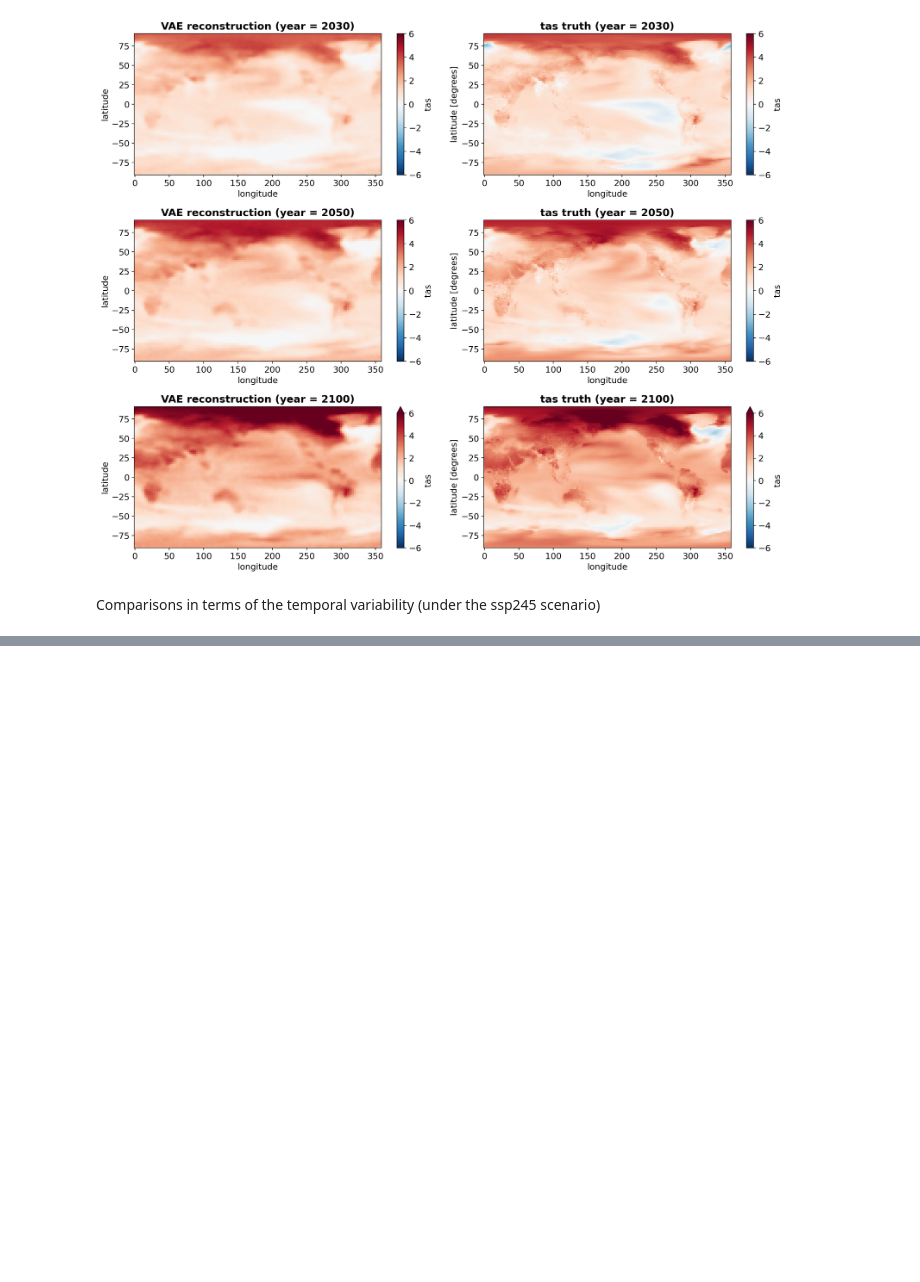
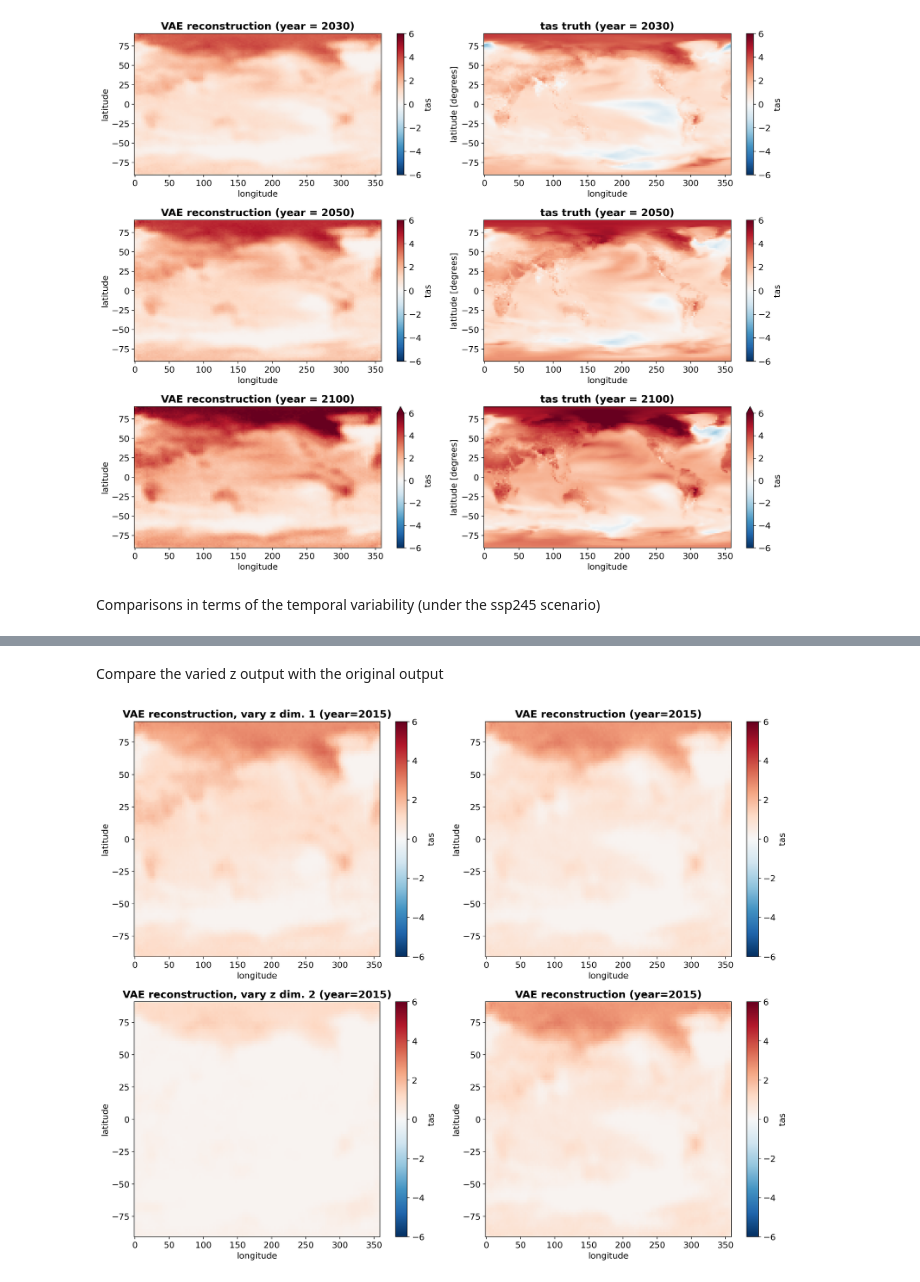
Before and after one commit to leap-stc/EAEE4000_ML_for_Env_Eng_Sci, a Jupyter notebook: ClimateBench_tutorials/VAE_example.ipynb, the cells around one changed output, grey strips where cells are left out. Drawn from its saved outputs; the diff is of its cells as text; code cells hidden in the pictures; blank space fills up the shorter version.

```diff
--- a/ClimateBench_tutorials/VAE_example.ipynb
+++ b/ClimateBench_tutorials/VAE_example.ipynb
@@ -359,0 +438,22 @@ plt.tight_layout()
+# %% [markdown]
+Compare the varied z output with the original output
+# %%
+fig, axes = plt.subplots(figsize=(15,12),ncols=2,nrows=2)
+
+vmin, vmax    = -6, 6
+cmap = 'RdBu_r'
+y_test_pre_varyz1.tas.sel(time=2015).plot(ax=axes[0,0], vmin=vmin, vmax=vmax,cmap=cmap)
+axes[0,0].set_title(f'VAE reconstruction, vary z dim. 1 (year=2015)',fontweight='bold')
+
+y_test_pre.tas.sel(time=2015).plot(ax=axes[0,1], vmin=vmin, vmax=vmax,cmap=cmap)
+axes[0,1].set_title(f'VAE reconstruction (year=2015)',fontweight='bold')
+
+y_test_pre_varyz2.tas.sel(time=2015).plot(ax=axes[1,0], vmin=vmin, vmax=vmax,cmap=cmap)
+axes[1,0].set_title(f'VAE reconstruction, vary z dim. 2 (year=2015)',fontweight='bold')
+
+y_test_pre.tas.sel(time=2015).plot(ax=axes[1,1], vmin=vmin, vmax=vmax,cmap=cmap)
+axes[1,1].set_title(f'VAE reconstruction (year=2015)',fontweight='bold')
+
+plt.tight_layout()
+# %% [output]
+[figure, added]
```
Also changed, not shown: parts of 14 cells of this notebook.
